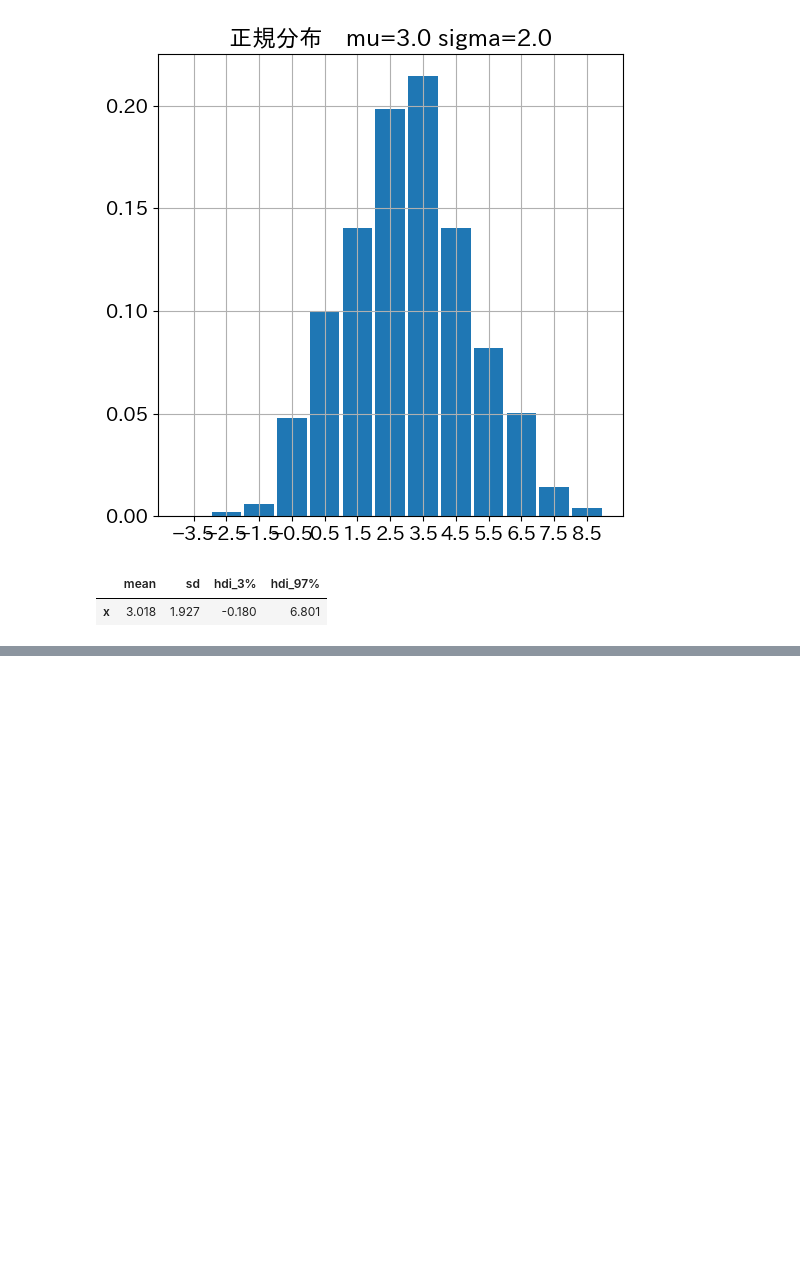
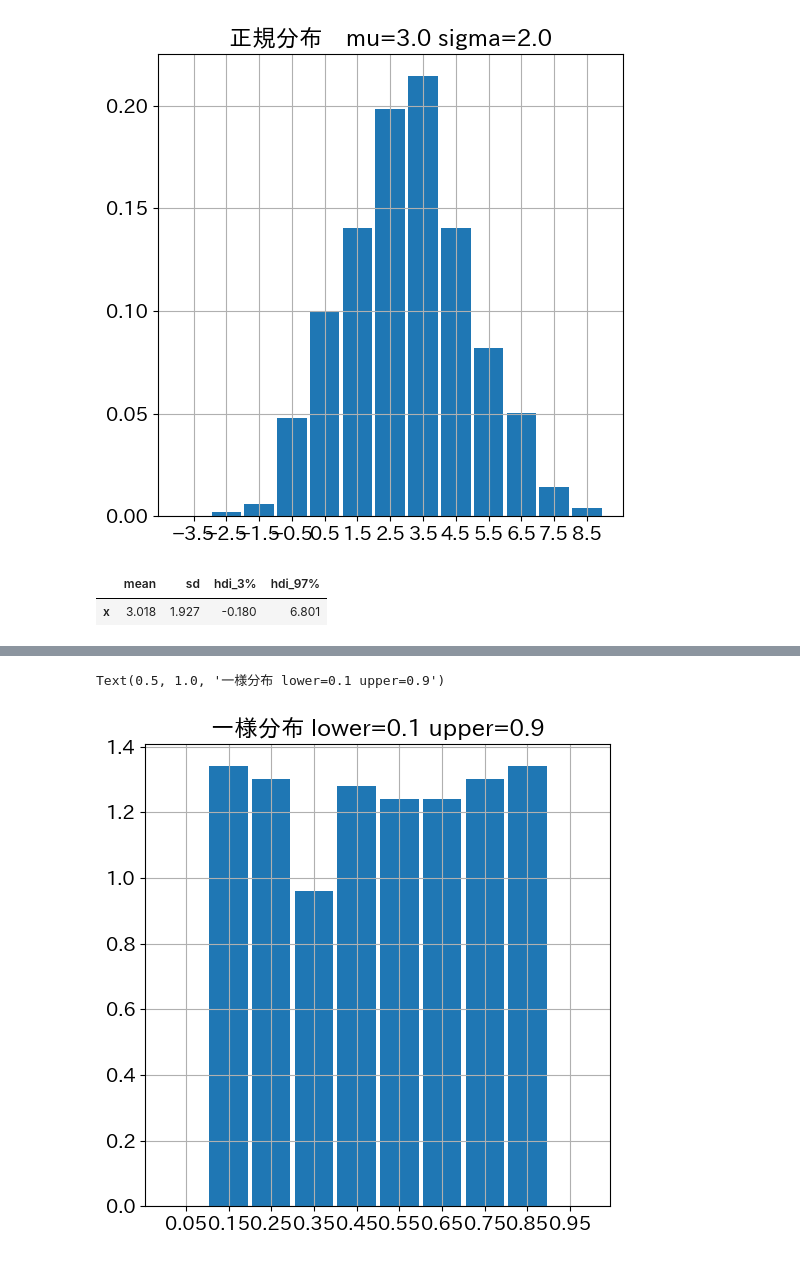
Before and after one commit to maton369/Bayesian_Inference_Practice, a Jupyter notebook: 2章_よく利用される確率分布.ipynb, the cells around one changed output, grey strips where cells are left out. Saved outputs shown, nothing was run; the diff lists cells and outputs as text; code cells hidden in the pictures; blank space fills up the shorter version.

```diff
--- a/2章_よく利用される確率分布.ipynb
+++ b/2章_よく利用される確率分布.ipynb
@@ -1151,0 +1530,7 @@ display(summary5)
+# %%
+bins = np.arange(0.0, 1.1, 0.1)
+ax = az.plot_dist(x_samples7, kind="hist", hist_kwargs={"bins": bins})
+ax.set_title(f"一様分布 lower={lower} upper={upper}")
+# %% [output]
+Text(0.5, 1.0, '一様分布 lower=0.1 upper=0.9')
+[figure, added]
```
Also changed, not shown: parts of 5 cells of this notebook.
